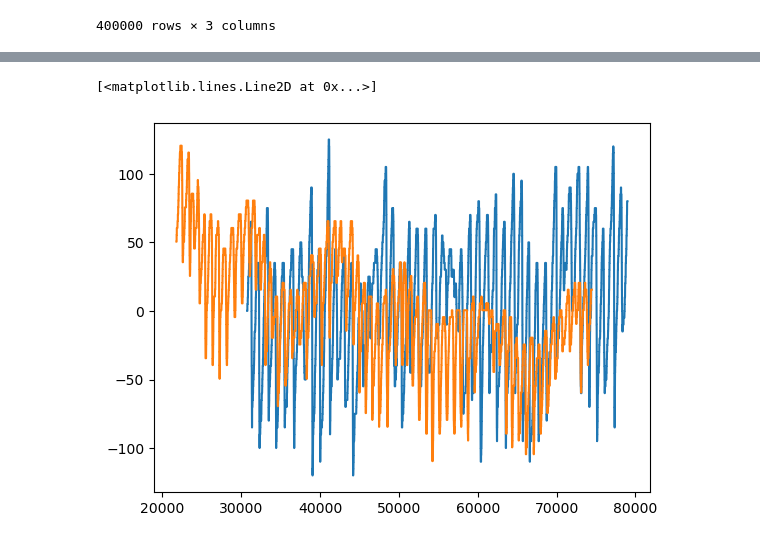
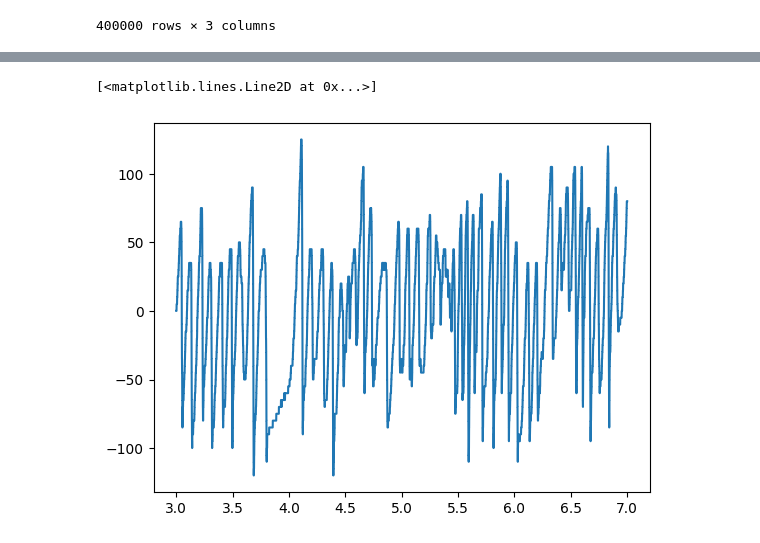
Before and after one commit to malithjkd/texture_haptic, a Jupyter notebook: data_processing/Data_pre_processing.ipynb, the cells around one changed output, grey strips where cells are left out. Cells and saved outputs as stored; diff of their text form; code cells hidden in the pictures.

Commit message:
Changed the code
Plotted variation of the surface with both time and platform data.

```diff
--- a/data_processing/Data_pre_processing.ipynb
+++ b/data_processing/Data_pre_processing.ipynb
@@ -66,8 +108,8 @@ Rotary_disp2 = sliced_data2['Rotary']*5-sliced_data2['Rotary'].mean()*5
 # %%
 fig = plt.figure()
 #axis = fig.add_axes("")
-plt.plot(Platform_disp1,Rotary_disp1)
-plt.plot(Platform_disp2,Rotary_disp2)
+plt.plot(Timestamp1,Rotary_disp1)
+#plt.plot(Platform_disp2,Rotary_disp2)
 # %% [output]
 [<matplotlib.lines.Line2D at 0x...>]
-[figure, old version]
+[figure, new version]
```
Also changed, not shown: parts of 8 cells of this notebook.
